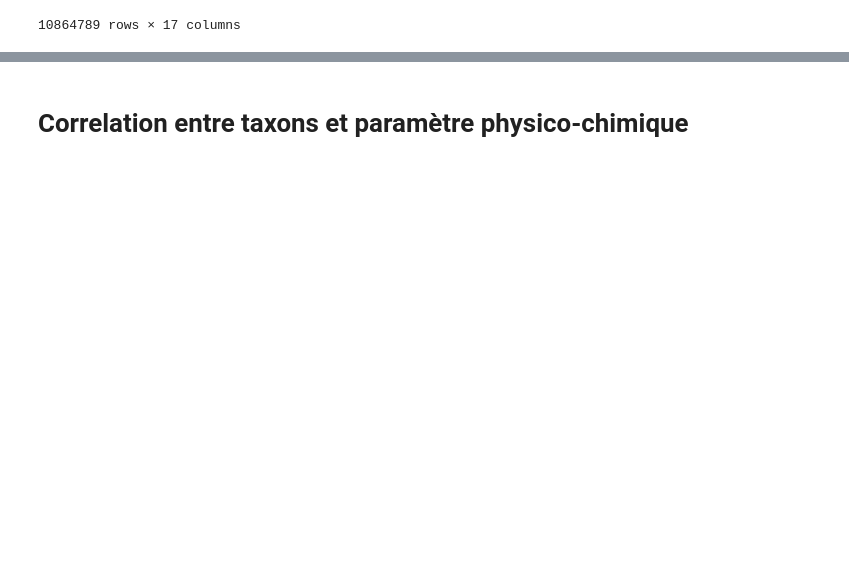
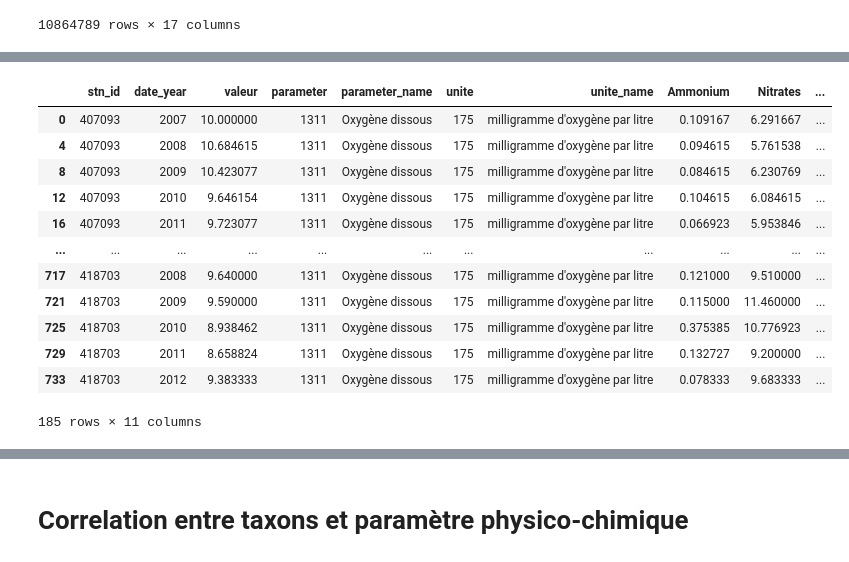
Before and after one commit to chefmtt/nvx-defis-eau, a Jupyter notebook: nx-defis-eau-nitrate.ipynb, the cells around one changed output, grey strips where cells are left out. Cells and saved outputs as stored; diff of their text form; code cells hidden in the pictures; blank space fills up the shorter version.

```diff
--- a/nx-defis-eau-nitrate.ipynb
+++ b/nx-defis-eau-nitrate.ipynb
@@ -205,0 +128,2 @@ array(["LE TRIEUX ET SES AFFLUENTS DEPUIS KERPERT JUSQU'A LA PRISE D'EAU DE PONT
+# %%
+temp1 = station[(station['her'] == 18) & (station['date_year'] == 2013)]
@@ -205,0 +168,19 @@ array(["LE TRIEUX ET SES AFFLUENTS DEPUIS KERPERT JUSQU'A LA PRISE D'EAU DE PONT
+# %%
+col_param = ph_alsace.pivot(index=['stn_id', 'date_year'], columns=['parameter_name'], values='valeur').reset_index()
+new_ph_alsace = ph_alsace.merge(col_param, on=['stn_id', 'date_year'])
+new_ph_alsace = new_ph_alsace.drop_duplicates(subset=['stn_id', 'date_year'])
+new_ph_alsace
+# %% [output]
+|  | stn_id | date_year | valeur | parameter | parameter_name | unite | unite_name | Ammonium | Nitrates | ... |
+| 0 | 407093 | 2007 | 10.000000 | 1311 | Oxygène dissous | 175 | milligramme d'oxygène par litre | 0.109167 | 6.291667 | ... |
+| 4 | 407093 | 2008 | 10.684615 | 1311 | Oxygène dissous | 175 | milligramme d'oxygène par litre | 0.094615 | 5.761538 | ... |
+| 8 | 407093 | 2009 | 10.423077 | 1311 | Oxygène dissous | 175 | milligramme d'oxygène par litre | 0.084615 | 6.230769 | ... |
+| 12 | 407093 | 2010 | 9.646154 | 1311 | Oxygène dissous | 175 | milligramme d'oxygène par litre | 0.104615 | 6.084615 | ... |
+| 16 | 407093 | 2011 | 9.723077 | 1311 | Oxygène dissous | 175 | milligramme d'oxygène par litre | 0.066923 | 5.953846 | ... |
+| ... | ... | ... | ... | ... | ... | ... | ... | ... | ... | ... |
+| 717 | 418703 | 2008 | 9.640000 | 1311 | Oxygène dissous | 175 | milligramme d'oxygène par litre | 0.121000 | 9.510000 | ... |
+| 721 | 418703 | 2009 | 9.590000 | 1311 | Oxygène dissous | 175 | milligramme d'oxygène par litre | 0.115000 | 11.460000 | ... |
+| 725 | 418703 | 2010 | 8.938462 | 1311 | Oxygène dissous | 175 | milligramme d'oxygène par litre | 0.375385 | 10.776923 | ... |
+| 729 | 418703 | 2011 | 8.658824 | 1311 | Oxygène dissous | 175 | milligramme d'oxygène par litre | 0.132727 | 9.200000 | ... |
+| 733 | 418703 | 2012 | 9.383333 | 1311 | Oxygène dissous | 175 | milligramme d'oxygène par litre | 0.078333 | 9.683333 | ... |
+185 rows × 11 columns
```
Also changed, not shown: parts of 18 cells of this notebook.
